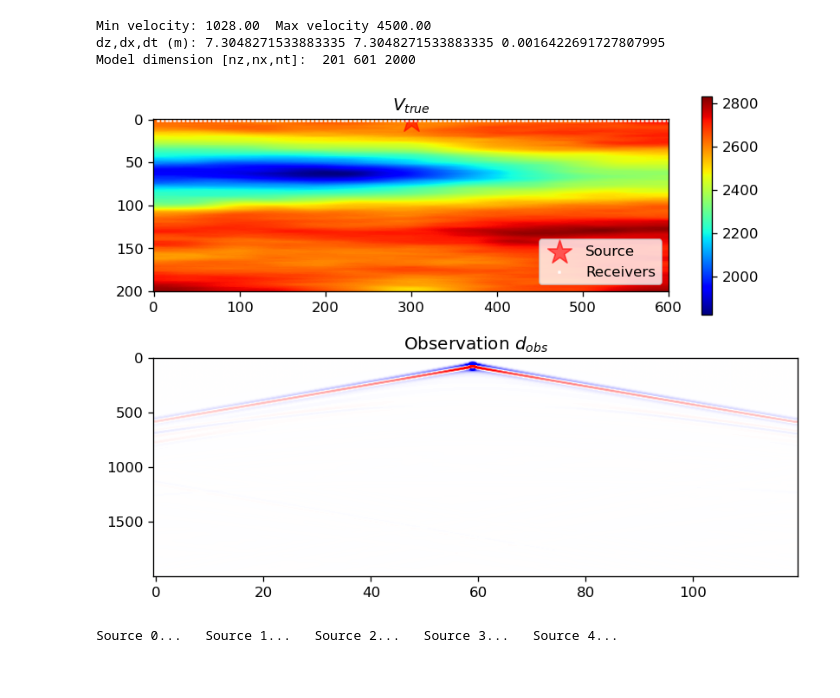
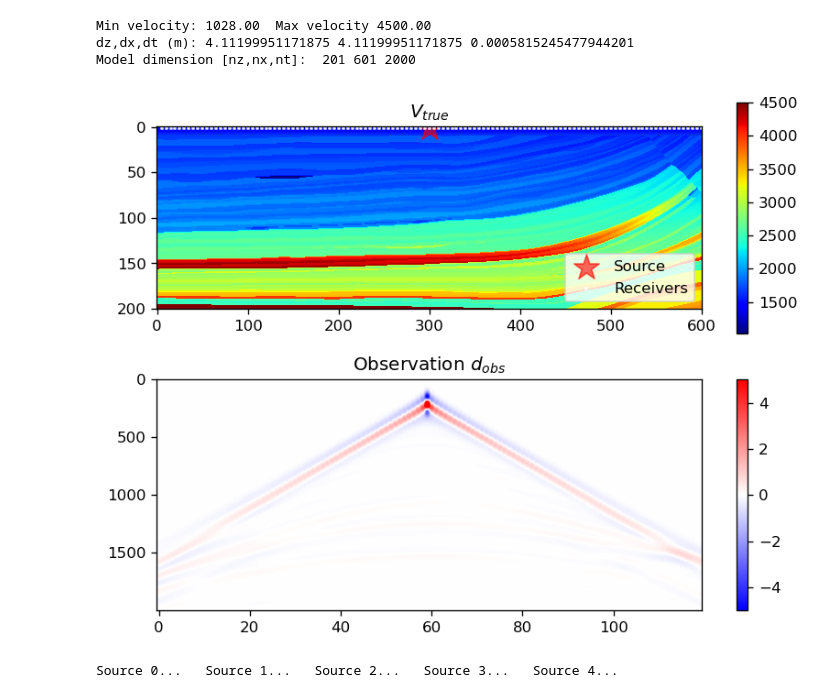
Before and after one commit to medicinely/fwi, a Jupyter notebook: fwi_matrix.ipynb, the cells around one changed output. Drawn from its saved outputs; the diff is of its cells as text; code cells hidden in the pictures.

```diff
--- a/fwi_matrix.ipynb
+++ b/fwi_matrix.ipynb
@@ -320,7 +320,7 @@ vel   = readbin('../dataset/marm2_sel.dat',nz,nx)
 v_ref = vel * 1e3
 print("Min velocity: %.2f " % v_ref.min()+" Max velocity %.2f" % v_ref.max())
 
-v_ref, Q = gaussian2d(ranges = [50,600], param=1.,nx=[nz,nx], variance=500, mu=2750)
+# v_ref, Q = gaussian2d(ranges = [50,600], param=1.,nx=[nz,nx], variance=500, mu=2750)
 v_init = 2750 * np.ones(nz*nx)
 vmin,vmax = v_ref.min(),v_ref.max()
 
@@ -330,35 +330,36 @@ az, ax, at, next, wsrc, zxsrc = defmodel(
                       izsrc=izsrc, ixsrc=ixsrc,  # define source coordinates z, x
                       ext=next)
 dz,dx,dt = az[1]-az[0],ax[1]-ax[0],at[1]-at[0]
 # check_model(v=v_ref, vmin=vmin, vmax=vmax)
 # Set receiver z and x coordinates
 interv = 5 # interval between receivers
 receivers_width = np.append(np.arange(zxsrc[1][0],0,-interv)[::-1][:-1], #left
 							np.arange(zxsrc[1][0],nx,interv)) #right
 receivers_height = np.arange(izsrc[0],nz-izsrc[0],interv) # down
 zxrec = receiver_position(1)
 
 p, d_obs = prop2d(wsrc,zxsrc,zxrec,v_ref.reshape(nz,nx),at,az,ax,next,device)
 
 # zxsrc = np.array([[1,1,1,1,1], [nx//6,2*nx//6,3*nx//6,4*nx//6,5*nx//6]])
 
 plt.figure(figsize=(8,6), dpi=120)
 plt.subplot(2,1,1)
 plt.imshow(v_ref.reshape((nz,nx)),vmin=vmin,vmax=vmax,cmap='jet')
 plt.colorbar()
 plt.scatter(zxsrc[1,:],zxsrc[0,:],marker='*',color='r',s=300,alpha=0.6,label="Source")
 plt.scatter(zxrec[1,:],zxrec[0,:],marker='s',color='w',s=1,alpha=0.8,label="Receivers")
 plt.legend(loc='lower right')
 plt.title("$V_{true}$")
 plt.subplot(2,1,2)
 plt.imshow(d_obs.T,cmap='bwr',vmin=-5,vmax=5, aspect='auto')
+plt.colorbar()
 plt.title("Observation $d_{obs}$")
 plt.show()
 # %% [output]
 Min velocity: 1028.00  Max velocity 4500.00
-dz,dx,dt (m): 7.3048271533883335 7.3048271533883335 0.0016422691727807995
+dz,dx,dt (m): 4.11199951171875 4.11199951171875 0.0005815245477944201
 Model dimension [nz,nx,nt]:  201 601 2000
-[figure, old version]
+[figure, new version]
 # %%
 # optimize function
 v_smo = readbin('../dataset/marm2_smo.dat',nz,nx)
```
Also changed, not shown: parts of 6 cells of this notebook.
